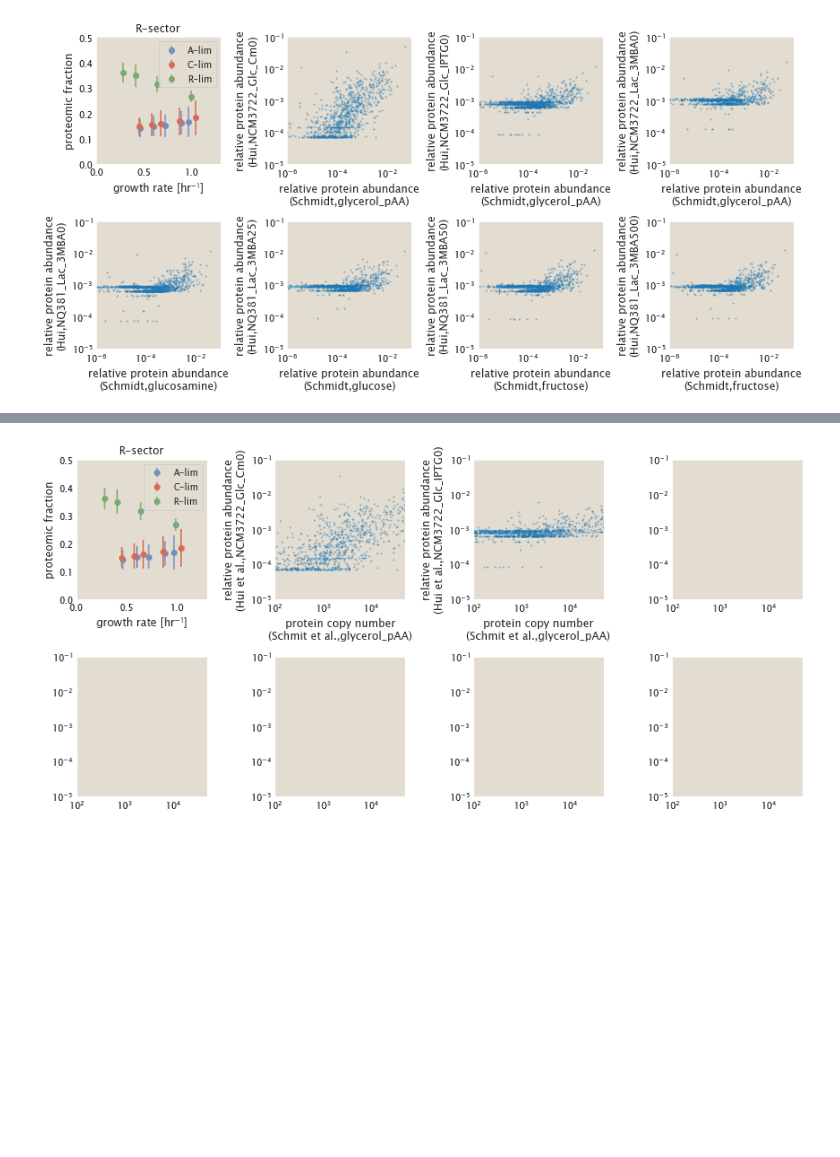
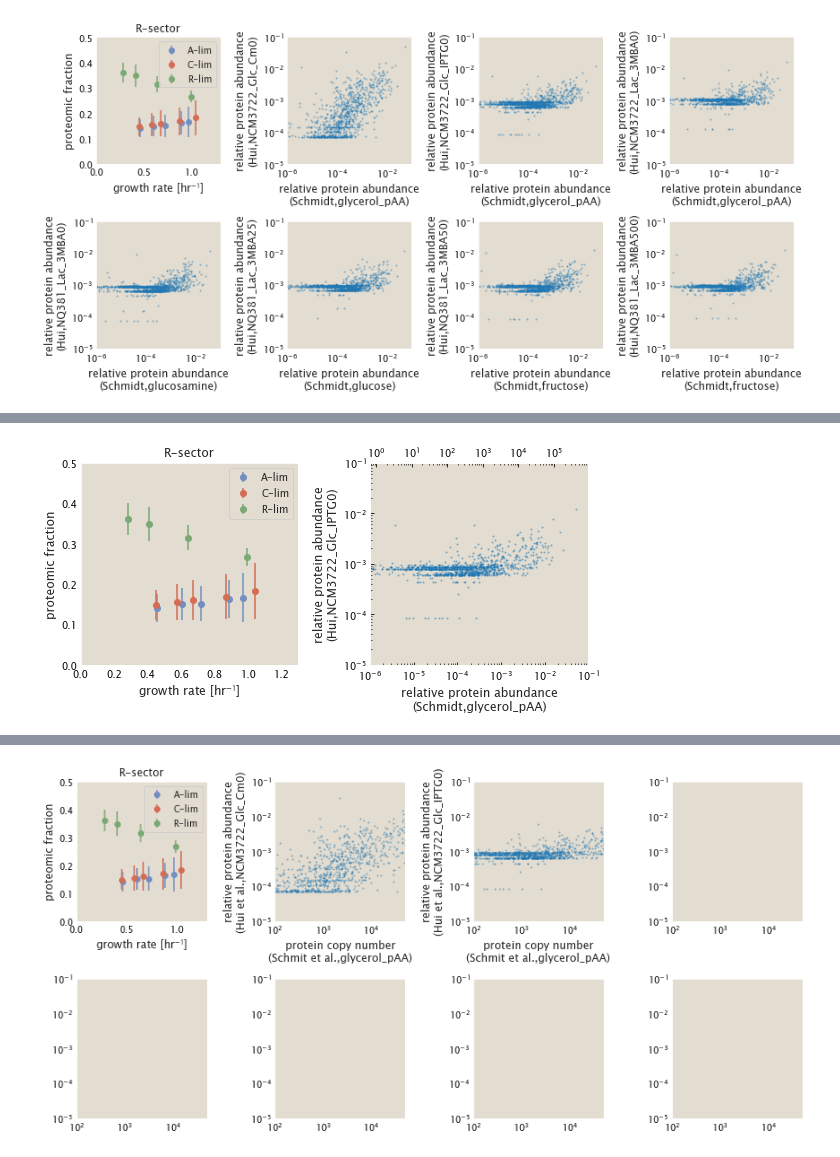
Before and after one commit to RPGroup-PBoC/growth_limits, a Jupyter notebook: code/exploratory/hui_2015_data_exploration.ipynb, the cells around one changed output, grey strips where cells are left out. Cells and saved outputs as stored; diff of their text form; code cells hidden in the pictures; blank space fills up the shorter version.

```diff
--- a/code/exploratory/hui_2015_data_exploration.ipynb
+++ b/code/exploratory/hui_2015_data_exploration.ipynb
@@ -119,6 +119,7 @@ df_ = pd.read_csv('../../data/hui_2015_raw/header_removed/hui_2015_merged_proteo
 # %% [markdown]
 Grab lists of sector-specific genes. Note that I obtained these from the Matlab data file contained in their Supplemental code zipped-file.
 # %%
+dir_ = '../../data/hui_2015_raw/header_removed/'
 a_sector = pd.read_csv(dir_ + 'Hui_2015_a_sector_genes.csv').gene_name.values
 r_sector = pd.read_csv(dir_ + 'Hui_2015_r_sector_genes.csv').gene_name.values
 o_sector = pd.read_csv(dir_ + 'Hui_2015_o_sector_genes.csv').gene_name.values
@@ -595,3 +604,89 @@ Try using .loc[row_indexer,col_indexer] = value instead
 
 See the caveats in the documentation: https://pandas.pydata.org/pandas-docs/stable/user_guide/indexing.html#returning-a-view-versus-a-copy
 [figure]
+# %%
+
+fig, ax = plt.subplots(1, 2, figsize = (8,4))
+ax = ax.ravel()
+
+
+######################
+
+lim_colors = {'C-lim' : colors['red'], 'A-lim' : colors['blue'], 'R-lim' : colors['green']}
+
+for c, d in source_data_.groupby(['exp_type', 'experiment']):
+    ax[0].errorbar(d.growth_rate_hr.unique(), d.frac_r_sector.mean(),
+                   yerr=d.frac_r_sector.std(), color = lim_colors[c[0]],
+                  fmt = 'o', label = c[0])
+ax[0].legend(fontsize = 10)
+ax[0].set_ylim(0,0.5)
+ax[0].set_xlim(0,1.3)
+ax[0].set_title('R-sector', fontsize = 12)
+ax[0].set_xlabel('growth rate [hr$^{-1}$]', fontsize = 12)
+ax[0].set_ylabel('proteomic fraction', fontsize = 12)
+
+handles, labels = ax[0].get_legend_handles_labels()
+by_label = OrderedDict(zip(labels, handles))
+ax[0].legend(by_label.values(), by_label.keys(), loc = 'upper right', fontsize = 10)
+
+#####################
+
+for i, cond in enumerate(hui_conds):
+    print(cond)
+    if cond != 'NCM3722_Glc_IPTG0':
+        continue
+
+    df_hui = df_frac[df_frac.experiment == cond]
+    df_schmidt = data[data.condition == compare_dict[cond]]
+    df_schmidt['rel'] = df_schmidt.tot_per_cell/df_schmidt.tot_per_cell.sum()
+
+    df_compare = pd.DataFrame()
+    for gene, d in df_schmidt.groupby('gene_name'):
+        if gene in df_hui.gene.values:
+            data_list = {'schmidt_abs' : d.tot_per_cell.values[0],
+                         'schmidt' : d.rel.values[0],
+                     'hui' : df_hui[df_hui.gene == gene].frac_gene.mean()}
+            df_compare = df_compare.append(data_list,
+                                          ignore_index = True)
+
+    #  plot on log scale; ignore zero values
+    df_compare = df_compare[df_compare.hui != 0]
+    df_compare = df_compare[df_compare.schmidt != 0]
+
+
+    ax[1].plot(df_compare['schmidt'].values, df_compare['hui'].values, 'o', ms=2,
+            alpha=0.5, markeredgewidth=0, markeredgecolor='k')
+    ax[1].set_xlabel('relative protein abundance\n(Schmidt,' + compare_dict[cond] +  ')', fontsize = 12)
+    ax[1].set_ylabel('relative protein abundance\n(Hui,' + cond +  ')', fontsize = 12)
+
+#     f = lambda x : x*df_schmidt.tot_per_cell.sum()
+#     g = lambda x : x / df_schmidt.tot_per_cell.sum()
+
+#     ax2 = ax[1].secondary_xaxis("top", functions=(f,g))
+    ax2 = ax[1].twiny()
+    ax2.plot(df_compare['schmidt_abs'].values, df_compare['hui'].values, 'o', ms=2,
+            alpha=0.5, markeredgewidth=0, markeredgecolor='k')
+    ax2.lines = []
+    ax2.set_xscale('log')
+    ax2.set_yscale('log')
+
+    #I liked the log-scaled x-ticks that got generated with the twiny
+    # lets force this for the y axis by  repeating
+    ax2_ = ax[1].twinx()
+    ax2_.set_yticks([])
+
+for _ax in ax[1:]:
+    _ax.set_xscale('log')
+    _ax.set_yscale('log')
+    _ax.set_xlim(1E-6,1E-1)
+    _ax.set_ylim(1E-5,1E-1)
+#     _ax.set_xticklabels(fontsize= 10)
+#     _ax.set_yticklabels(fontsize= 10)
+    _ax.tick_params(axis='x', labelsize=10)
+    _ax.tick_params(axis='y', labelsize=10)
+
+# ax[-1].axis('off')
+plt.tight_layout()
+
+plt.savefig('../../figures/hui_data_comparison_remake.pdf')
+# %% [output]
@@ -597,0 +704 @@ See the caveats in the documentation: https://pandas.pydata.org/pandas-docs/stab
+[figure, added]
```
Also changed, not shown: parts of 8 cells of this notebook.
